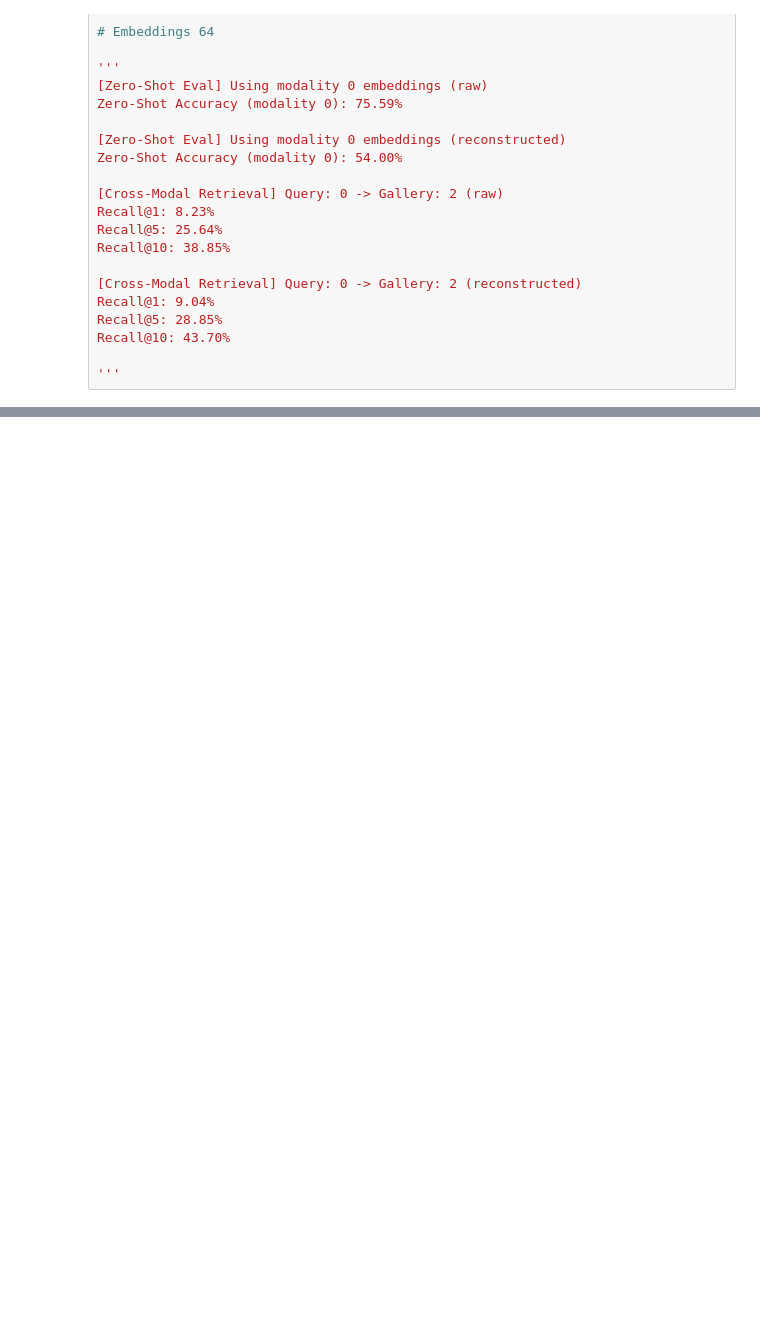
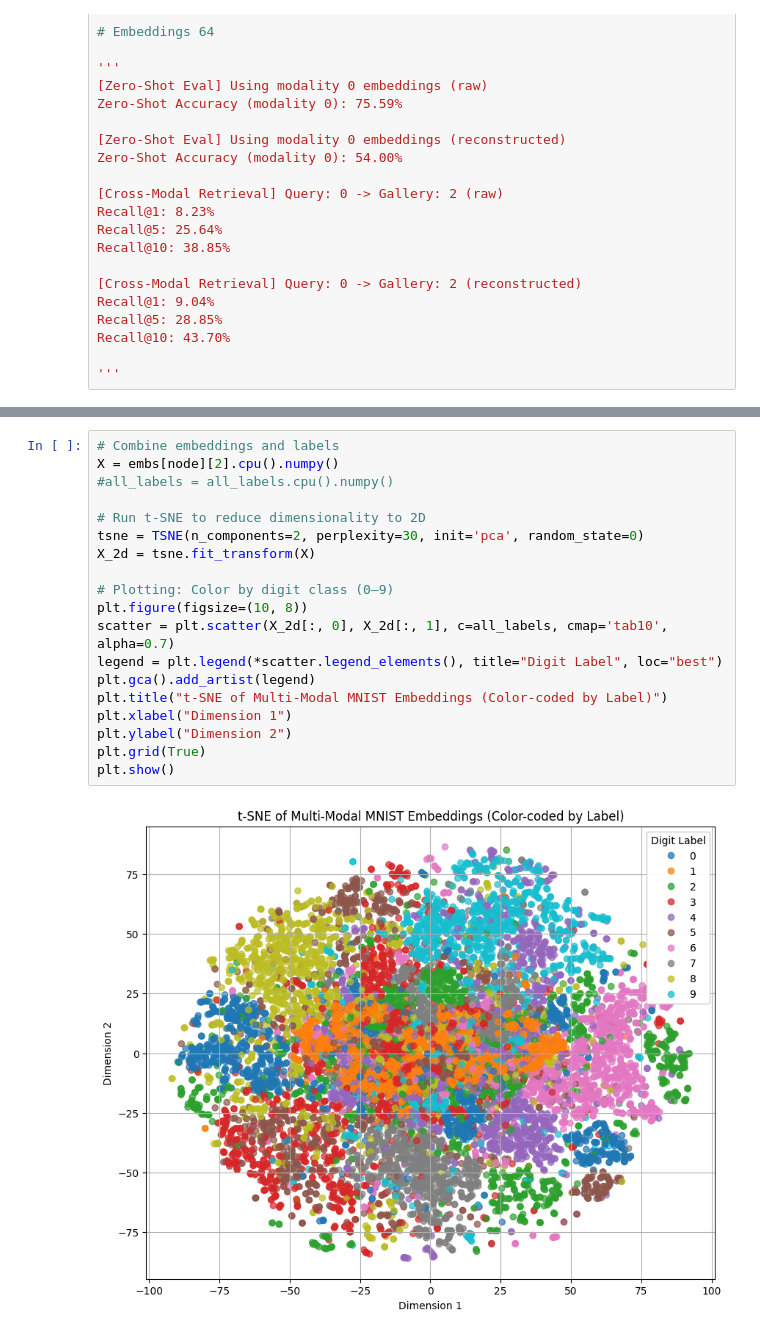
Before and after one commit to abdulmomen-ghalkha/OneSheafToBendThemAll, a Jupyter notebook: contrastive_edge_reconstruction.ipynb, the cells around one changed output, grey strips where cells are left out. Drawn from its saved outputs; the diff is of its cells as text; blank space fills up the shorter version.

```diff
--- a/contrastive_edge_reconstruction.ipynb
+++ b/contrastive_edge_reconstruction.ipynb
@@ -487,3 +478,24 @@ AttributeError: 'numpy.int64' object has no attribute 'numpy'
+# %%
+# Combine embeddings and labels
+X = embs[node][2].cpu().numpy()
+#all_labels = all_labels.cpu().numpy()
+
+# Run t-SNE to reduce dimensionality to 2D
+tsne = TSNE(n_components=2, perplexity=30, init='pca', random_state=0)
+X_2d = tsne.fit_transform(X)
+
+# Plotting: Color by digit class (0–9)
+plt.figure(figsize=(10, 8))
+scatter = plt.scatter(X_2d[:, 0], X_2d[:, 1], c=all_labels, cmap='tab10', alpha=0.7)
+legend = plt.legend(*scatter.legend_elements(), title="Digit Label", loc="best")
+plt.gca().add_artist(legend)
+plt.title("t-SNE of Multi-Modal MNIST Embeddings (Color-coded by Label)")
+plt.xlabel("Dimension 1")
+plt.ylabel("Dimension 2")
+plt.grid(True)
+plt.show()
+# %% [output]
+[figure, added]
 # %%
 import numpy as np
 from sklearn.manifold import TSNE
```
Also changed, not shown: parts of 13 cells of this notebook.
